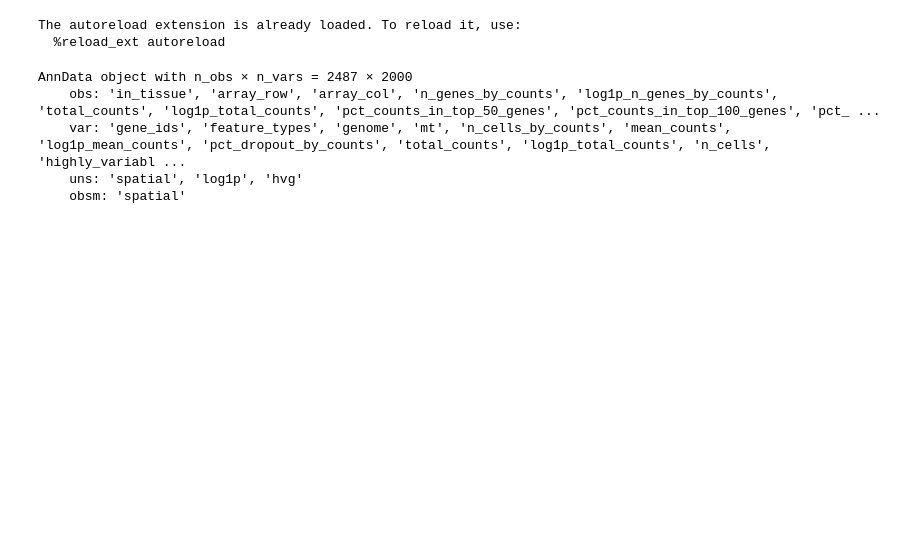
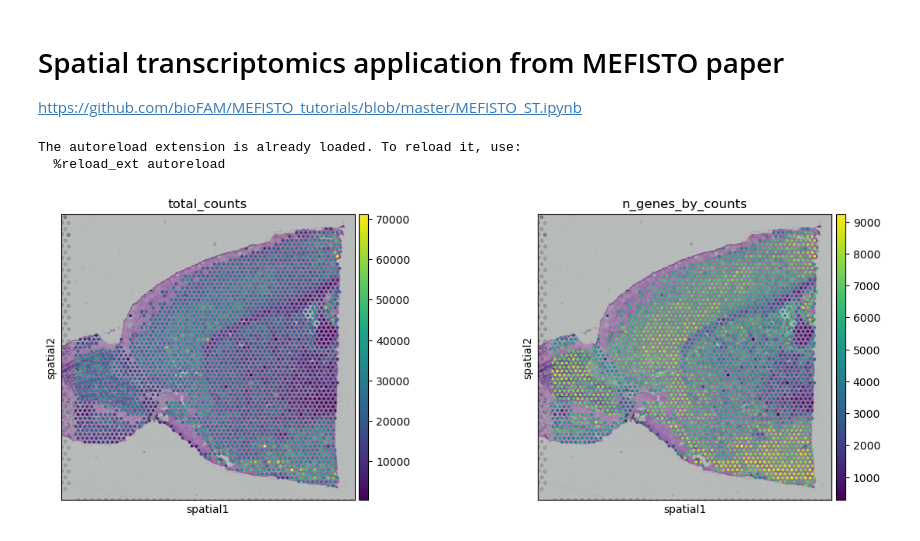
Before and after one commit to bioFAM/prismo, a Jupyter notebook: notebooks/mefisto_visium/mefisto_visium.ipynb, the cells around one changed output. Saved outputs shown, nothing was run; the diff lists cells and outputs as text; code cells hidden in the pictures; blank space fills up the shorter version.

```diff
--- a/notebooks/mefisto_visium/mefisto_visium.ipynb
+++ b/notebooks/mefisto_visium/mefisto_visium.ipynb
@@ -1,3 +1,7 @@
+# %% [markdown]
+# Spatial transcriptomics application from MEFISTO paper
+
+https://github.com/bioFAM/MEFISTO_tutorials/blob/master/MEFISTO_ST.ipynb
 # %%
 %load_ext autoreload
 %autoreload 2
@@ -18,14 +22,10 @@ The autoreload extension is already loaded. To reload it, use:
   %reload_ext autoreload
 # %%
 adata = load_mefisto_visium()
-# %%
-adata
-# %% [output]
-AnnData object with n_obs × n_vars = 2487 × 2000
-    obs: 'in_tissue', 'array_row', 'array_col', 'n_genes_by_counts', 'log1p_n_genes_by_counts', 'total_counts', 'log1p_total_counts', 'pct_counts_in_top_50_genes', 'pct_counts_in_top_100_genes', 'pct_ ...
-    var: 'gene_ids', 'feature_types', 'genome', 'mt', 'n_cells_by_counts', 'mean_counts', 'log1p_mean_counts', 'pct_dropout_by_counts', 'total_counts', 'log1p_total_counts', 'n_cells', 'highly_variabl ...
-    uns: 'spatial', 'log1p', 'hvg'
-    obsm: 'spatial'
+# %%
+sc.pl.spatial(adata, img_key="hires", color=["total_counts", "n_genes_by_counts"])
+# %% [output]
+[figure, added]
 # %%
 model = CORE(device="cuda")
 model.fit(
```
Also changed, not shown: parts of 2 cells of this notebook, 6 other files.
